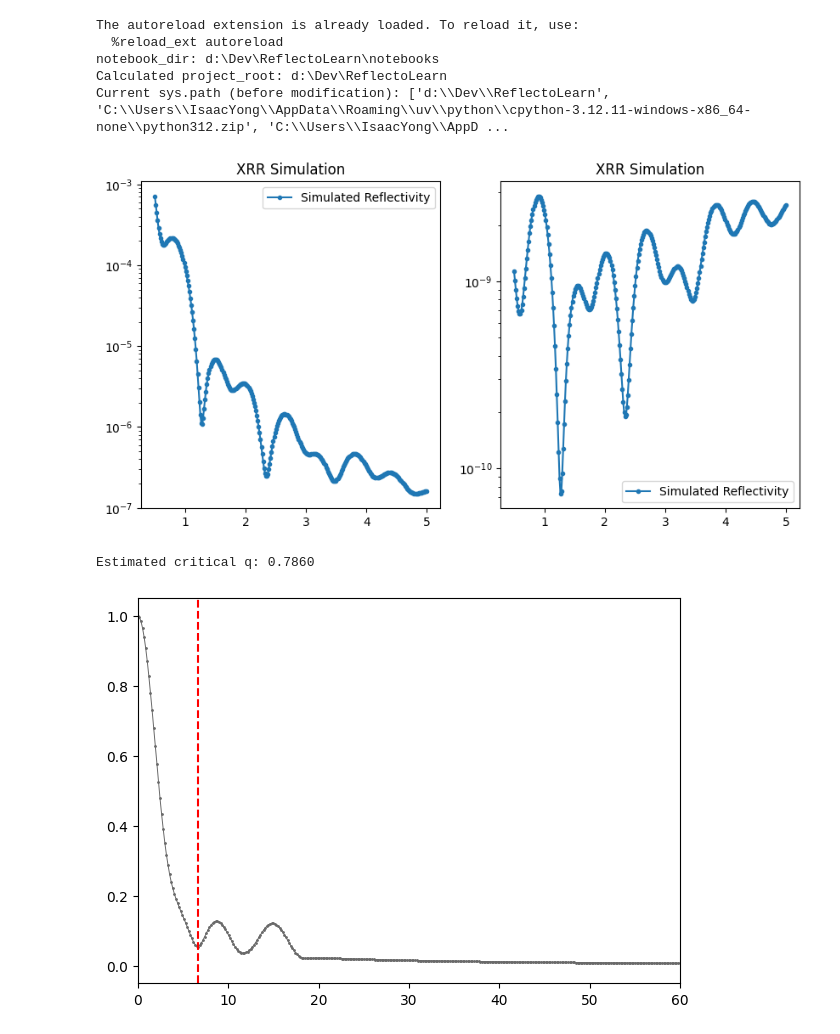
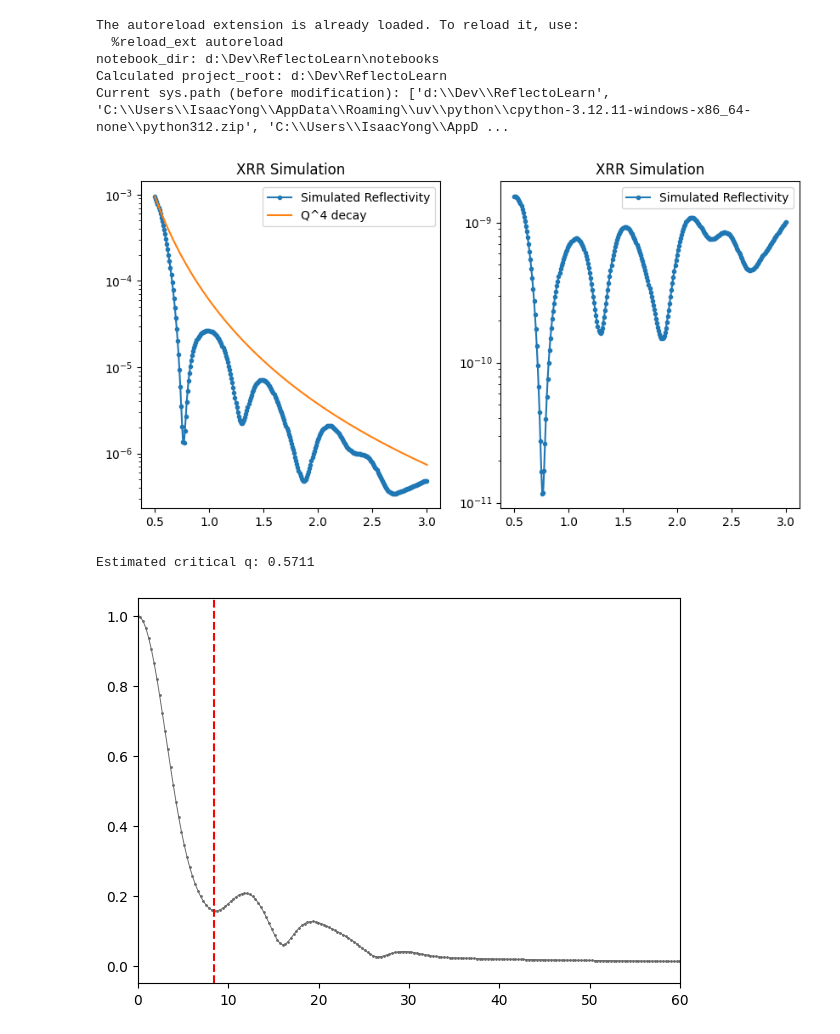
Before and after one commit to SJB7777/ReflectoLearn, a Jupyter notebook: notebooks/fitting.ipynb, the cells around one changed output. Cells and saved outputs as stored; diff of their text form; code cells hidden in the pictures.

Commit message:
plot q_decay

```diff
--- a/notebooks/fitting.ipynb
+++ b/notebooks/fitting.ipynb
@@ -46,29 +46,31 @@ def multi_gaussian_fitting(x_fit, y_fit, p0):
 # %%
 # -----------------------
 # 1. 데이터 생성
 # -----------------------
 beam_energy = 8.04751  # keV
-tth = np.linspace(0.5, 5, 300)  # rad
+tth = np.linspace(0.5, 3, 300)  # rad
 q = tth2qz_by_energy(tth, beam_energy)
 
 # 2층 박막 시뮬레이션 (기판 + 2개 필름)
 data = make_multifilm(2, q, add_noise=False)
 
 R = data["R"]
 R_no_q_decay = remove_q4_decay(q, R)
-
+decay = 1 / remove_q4_decay(q, np.full_like(q, 1))
+decay = decay / decay[0] * R.max()
 fig, ax = plt.subplots(1, 2, figsize=(10, 5))
 ax[0].semilogy(tth, R, ".-", label="Simulated Reflectivity")
+ax[0].semilogy(tth, decay, "-", label="Q^4 decay")
 ax[0].set_title("XRR Simulation")
 ax[0].legend()
 
 ax[1].semilogy(tth, R_no_q_decay, ".-", label="Simulated Reflectivity")
 ax[1].set_title("XRR Simulation")
 ax[1].legend()
 
 plt.show()
 # %% [output]
-[figure, old version]
+[figure, new version]
 # %%
 x_upper_bound = 50
 
@@ -86,15 +88,17 @@ mask = (x_fft < x_upper_bound) & (x_fft > 0.5)
 x_fit, y_fit = x_fft[mask], y_fft_norm[mask]
 
 y_diff = np.diff(y_fit)
-first_increasing_index = np.where(y_diff > 0)[0][0]
-
+# First increasing index
+under_bound_index = np.where(y_diff > -0.005)[0][0] + 1
+# y_diff_diff = np.diff(np.diff(y_diff))
+# print(np.where(y_diff_diff < 0))
 fig, ax = plt.subplots(1, 1, sharex=True, figsize=(7, 5))
 ax.plot(x_fft, y_fft_norm, "o-", ms=1, lw=0.7, color="dimgrey", label="FFT data")
-ax.axvline(x=x_fit[first_increasing_index], color='r', linestyle='--')
+ax.axvline(x=x_fit[under_bound_index], color='r', linestyle='--')
 ax.set_xlim(0, x_upper_bound*1.2)
 plt.show()
 # %% [output]
-Estimated critical q: 0.7860
+Estimated critical q: 0.5711
-[figure, old version]
+[figure, new version]
 # %%
 p0 = [0.2, 0.3, 0.2, 7, 0.3, 0.2, 13, 0.3, 1, 2, 0.001]
```
Also changed, not shown: parts of 1 cell of this notebook.
